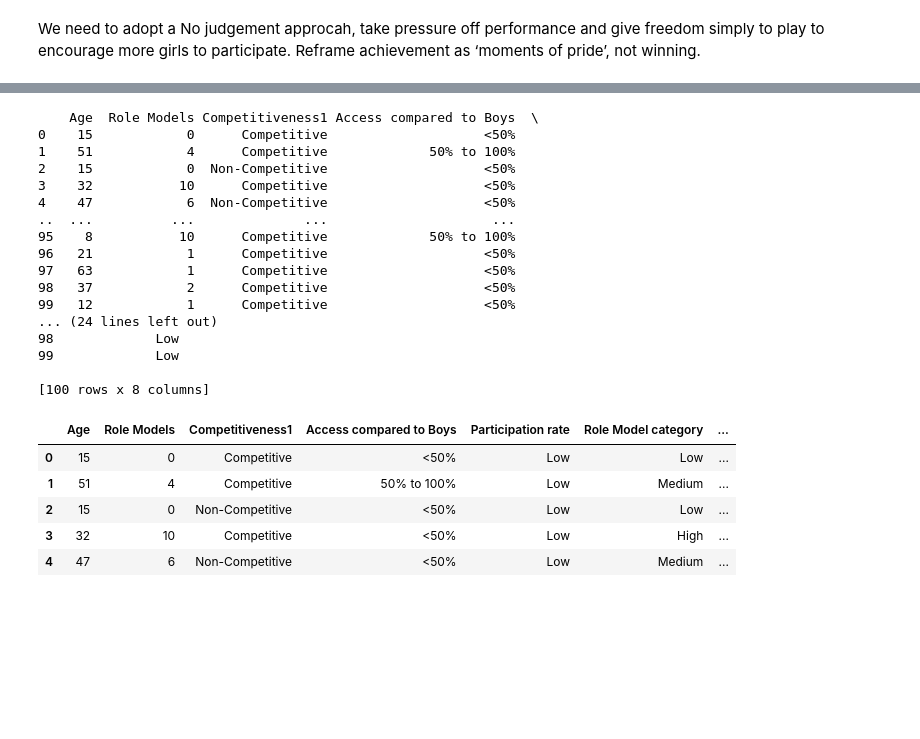
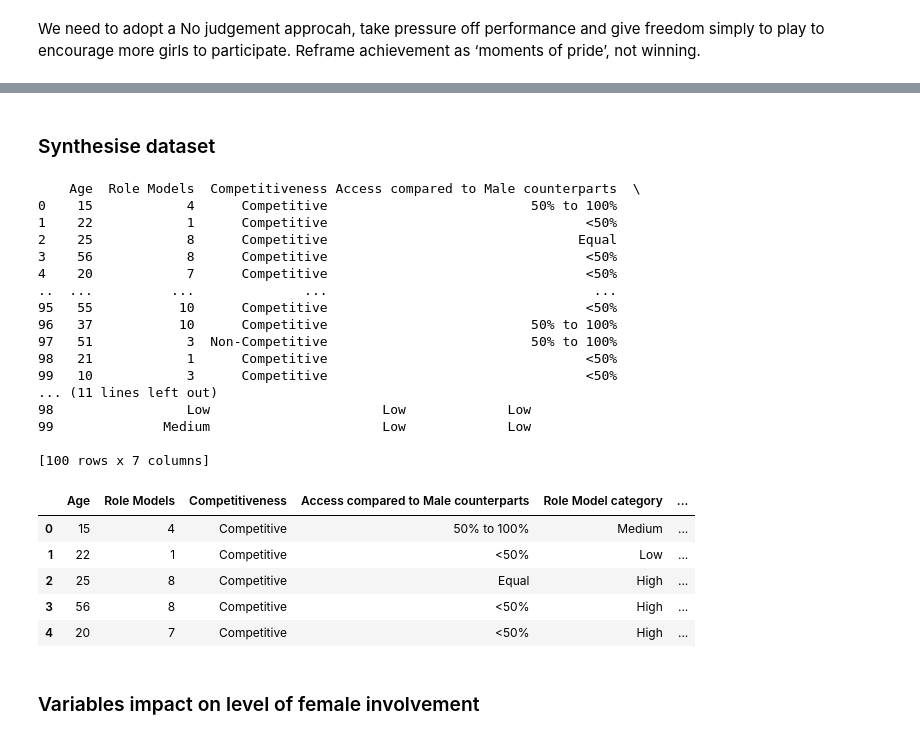
Before and after one commit to Michelleoc/programming-for-data-analysis-project, a Jupyter notebook: project.ipynb, the cells around one changed output, grey strips where cells are left out. Cells and saved outputs as stored; diff of their text form; code cells hidden in the pictures; blank space fills up the shorter version.

Commit message:
simulate and synthesise workings

```diff
--- a/project.ipynb
+++ b/project.ipynb
@@ -436,6 +369,9 @@ dfgirls
 100 rows × 2 columns
 # %%
+# Simulate the competitiveness of the sport for each individual
+# As the competitiveness of sport is more prevalent than non competitiveness, I will assign probabilities
+# Using the numpy random choice with a probability of 80% Competitive and 20% Non Competitive
 types = ['Competitive', 'Non-Competitive']
-dfgirls['Competitiveness1'] = rng.choice(types,100, p=[0.8, 0.2])
+dfgirls['Competitiveness'] = rng.choice(types,100, p=[0.70, 0.30])
 dfgirls
 # %% [output]
@@ -454,6 +390,14 @@ dfgirls
 100 rows × 3 columns
 # %%
+# Simulate access to facilities and funding versus male counterparts
+# Access to facilities and funding for females is significantly less than their male counterparts
+# Therefore I will assign probabilities to reflect this
+# Using the numpy random choice with a probability as follows:
+# 75% for <50% access to facilities and funding versus male counterparts
+# 25% for 50 to 100% access to facilities and funding versus male counterparts
+# 5% for equal access to facilities and funding versus male counterparts
+# 0% for where females hae more access to facilities and funding versus male counterparts
 Access = ['<50%', '50% to 100%','Equal', '+100%']
-dfgirls['Access compared to Boys'] = rng.choice(Access,100, p=[0.75, 0.2, 0.05, 0])
+dfgirls['Access compared to Male counterparts'] = rng.choice(Access,100, p=[0.75, 0.2, 0.05, 0])
 dfgirls
 # %% [output]
@@ -472,5 +416,8 @@ dfgirls
 100 rows × 4 columns
+# %% [markdown]
+### Synthesise dataset <a name="synthesise"></a>
 # %%
+# Assign categories to the variables
 rmcategory = []
 for row in dfgirls['Role Models']:
     if row < 2.0 :    rmcategory.append('Low')
@@ -478,12 +425,12 @@ for row in dfgirls['Role Models']:
     else:             rmcategory.append('Medium')
 
 compcategory = []
-for row in dfgirls['Competitiveness1']:
+for row in dfgirls['Competitiveness']:
     if row == 'Competitive' :   compcategory.append('Low')
     else:           compcategory.append('Medium')
 
 accesscategory = []
-for row in dfgirls['Access compared to Boys']:
+for row in dfgirls['Access compared to Male counterparts']:
     if row == '<50%' :    accesscategory.append('Low')
     elif row == '50% to 100%':   accesscategory.append('Medium')
     else:           accesscategory.append('High')
@@ -494,20 +441,20 @@ dfgirls['Competitiveness category'] = compcategory
 dfgirls['Access Category'] = accesscategory
 print(dfgirls)
 # %% [output]
-    Age  Role Models Competitiveness1 Access compared to Boys  \
-0    15            0      Competitive                    <50%
-1    51            4      Competitive             50% to 100%
-2    15            0  Non-Competitive                    <50%
-3    32           10      Competitive                    <50%
-4    47            6  Non-Competitive                    <50%
-..  ...          ...              ...                     ...
-95    8           10      Competitive             50% to 100%
-96   21            1      Competitive                    <50%
-97   63            1      Competitive                    <50%
-98   37            2      Competitive                    <50%
-99   12            1      Competitive                    <50%
-... (24 lines left out)
-98             Low
-99             Low
+    Age  Role Models  Competitiveness Access compared to Male counterparts  \
+0    15            4      Competitive                          50% to 100%
+1    22            1      Competitive                                 <50%
+2    25            8      Competitive                                Equal
+3    56            8      Competitive                                 <50%
+4    20            7      Competitive                                 <50%
+..  ...          ...              ...                                  ...
+95   55           10      Competitive                                 <50%
+96   37           10      Competitive                          50% to 100%
+97   51            3  Non-Competitive                          50% to 100%
+98   21            1      Competitive                                 <50%
+99   10            3      Competitive                                 <50%
+... (11 lines left out)
+98                 Low                      Low             Low
+99              Medium                      Low             Low
 
-[100 rows x 8 columns]
+[100 rows x 7 columns]
@@ -519,50 +461,50 @@ dfgirls.to_csv(pathdfgirls)
 # %%
 # https://github.com/SimonMcLain/GMIT-Programming-for-Data-Analysis-Project/blob/master/PDA%20Project%202018.ipynb
-
+# Ssynthesise the participation rate based on the simulated data
 #Define a function that assigns participation rate based on the output of the other functions
 def participation_rate(row):
-    if row['Competitiveness1'] == 'Competitive':
+    if row['Competitiveness'] == 'Competitive':
         return 'Low'
-    if row['Access compared to Boys'] == '<50%':
+    if row['Access compared to Male counterparts'] == '<50%':
         return 'Low'
     if row['Role Models'] < 2:
         return 'Low'
     if row['Role Model category'] == 'Low' and row['Competitiveness category'] == 'Low' and row['Access Category'] == 'Low':
         return 'Low'
     if row['Role Model category'] == 'Medium' and row['Competitiveness category'] == 'Medium' and row['Access Category'] == 'Medium':
         return 'Medium'
     if row['Role Model category'] == 'High' and row['Competitiveness category'] == 'High' and row['Access Category'] == 'High':
         return 'High'
     if row['Role Model category'] == 'Low' and row['Competitiveness category'] == 'Low':
         return 'Low'
     if row['Role Model category'] == 'Low' and row['Access Category'] == 'Low':
         return 'Low'
     if row['Competitiveness category'] == 'Low' and row['Access Category'] == 'Low':
         return 'Low'
     if row['Role Model category'] == 'Medium' and row['Competitiveness category'] == 'Medium':
         return 'Medium'
     if row['Role Model category'] == 'Medium' and row['Access Category'] == 'Medium':
         return 'Medium'
     if row['Competitiveness category'] == 'Medium' and row['Access Category'] == 'Medium':
         return 'Medium'
     if row['Role Model category'] == 'High' and row['Competitiveness category'] == 'High':
         return 'High'
     if row['Role Model category'] == 'High' and row['Access Category'] == 'High':
         return 'High'
     if row['Competitiveness category'] == 'High' and row['Access Category'] == 'High':
         return 'High'
     else:
         return 'Medium'
 
-dfgirls['Participation rate1'] = dfgirls.apply(lambda row: participation_rate(row), axis=1)
+dfgirls['Participation rate'] = dfgirls.apply(lambda row: participation_rate(row), axis=1)
 dfgirls.head()
 # %% [output]
-|  | Age | Role Models | Competitiveness1 | Access compared to Boys | Participation rate | Role Model category | ... |
-| 0 | 15 | 0 | Competitive | <50% | Low | Low | ... |
-| 1 | 51 | 4 | Competitive | 50% to 100% | Low | Medium | ... |
-| 2 | 15 | 0 | Non-Competitive | <50% | Low | Low | ... |
-| 3 | 32 | 10 | Competitive | <50% | Low | High | ... |
-| 4 | 47 | 6 | Non-Competitive | <50% | Low | Medium | ... |
+|  | Age | Role Models | Competitiveness | Access compared to Male counterparts | Role Model category | ... |
+| 0 | 15 | 4 | Competitive | 50% to 100% | Medium | ... |
+| 1 | 22 | 1 | Competitive | <50% | Low | ... |
+| 2 | 25 | 8 | Competitive | Equal | High | ... |
+| 3 | 56 | 8 | Competitive | <50% | High | ... |
+| 4 | 20 | 7 | Competitive | <50% | High | ... |
 # %%
 # Create a file path for the pandas data
 pathdfgirls = 'data/girlsdata_' + nowstr + '.csv'
@@ -574,0 +513,2 @@ dfgirls['Access Category'] = dfallround1['points_r1_2020']-dfallround1['points_r
+# %% [markdown]
+### Variables impact on level of female involvement <a name="variablesimpact"></a>
```
Also changed, not shown: parts of 69 cells of this notebook, 6 other files.
